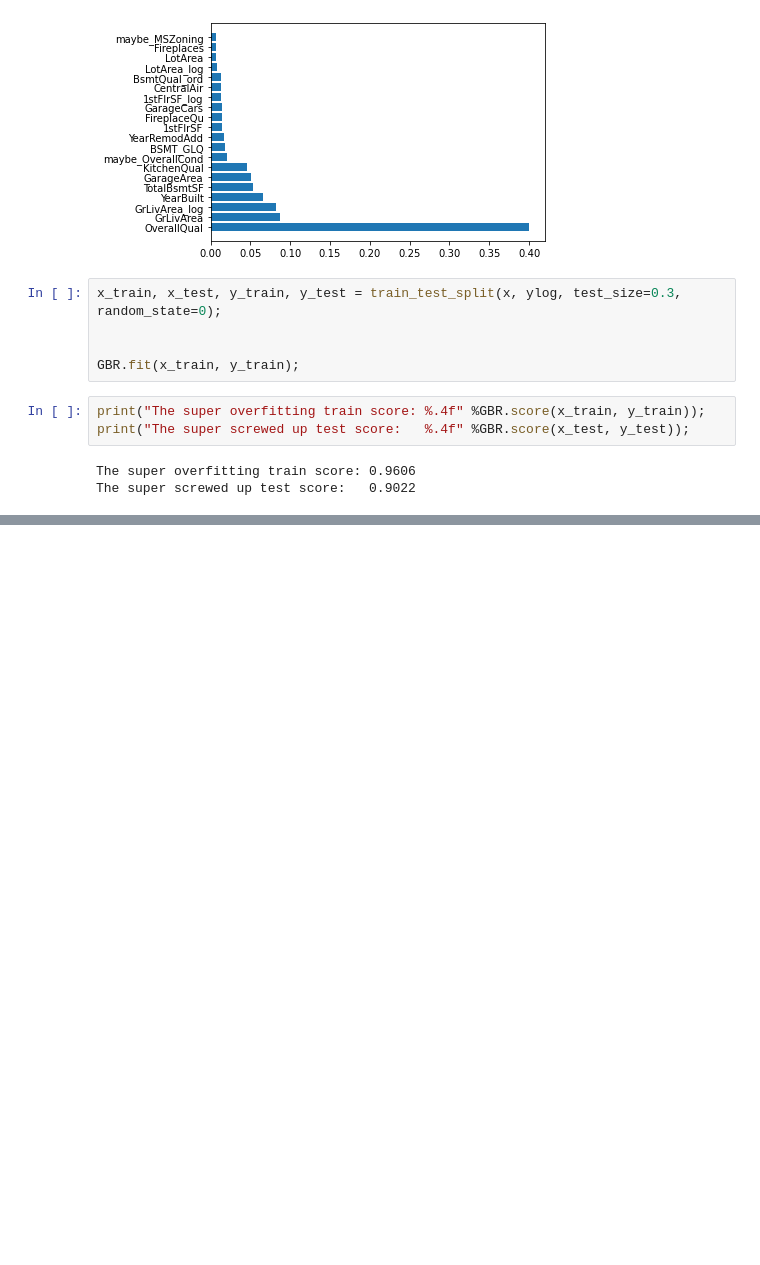
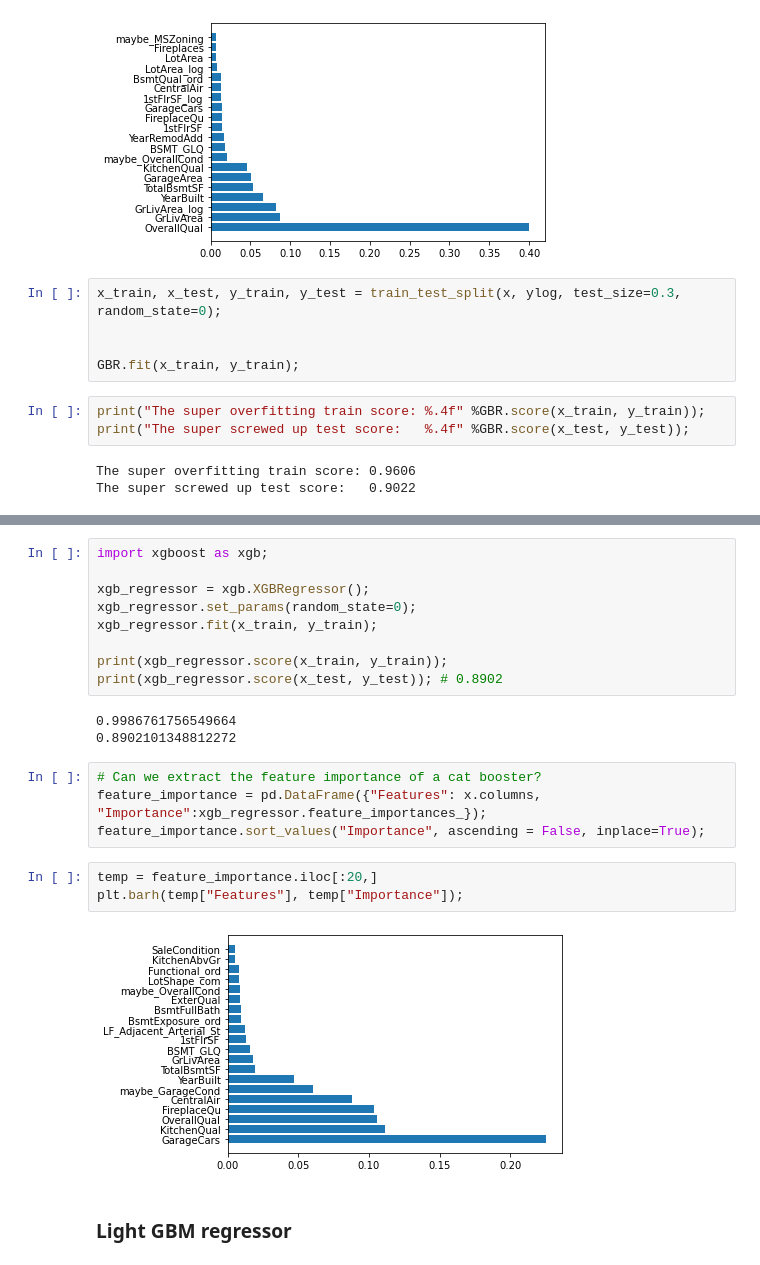
Before and after one commit to kiwymic/operation_goldfish-1, a Jupyter notebook: Hao-Wei/Gradient_Boost_Exploration.ipynb, the cells around one changed output, grey strips where cells are left out. Cells and saved outputs as stored; diff of their text form; blank space fills up the shorter version.

```diff
--- a/Hao-Wei/Gradient_Boost_Exploration.ipynb
+++ b/Hao-Wei/Gradient_Boost_Exploration.ipynb
@@ -213,0 +331,23 @@ The super screwed up test score:   0.9022
+# %%
+import xgboost as xgb;
+
+xgb_regressor = xgb.XGBRegressor();
+xgb_regressor.set_params(random_state=0);
+xgb_regressor.fit(x_train, y_train);
+
+print(xgb_regressor.score(x_train, y_train));
+print(xgb_regressor.score(x_test, y_test)); # 0.8902
+# %% [output]
+0.9986761756549664
+0.8902101348812272
+# %%
+# Can we extract the feature importance of a cat booster?
+feature_importance = pd.DataFrame({"Features": x.columns, "Importance":xgb_regressor.feature_importances_});
+feature_importance.sort_values("Importance", ascending = False, inplace=True);
+# %%
+temp = feature_importance.iloc[:20,]
+plt.barh(temp["Features"], temp["Importance"]);
+# %% [output]
+[figure, added]
+# %% [markdown]
+### Light GBM regressor
```
Also changed, not shown: parts of 24 cells of this notebook, 6 other files.
